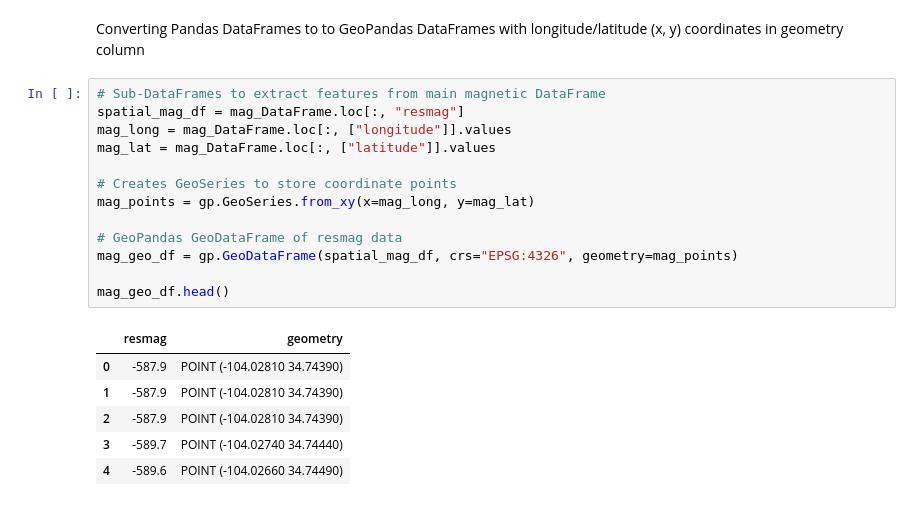
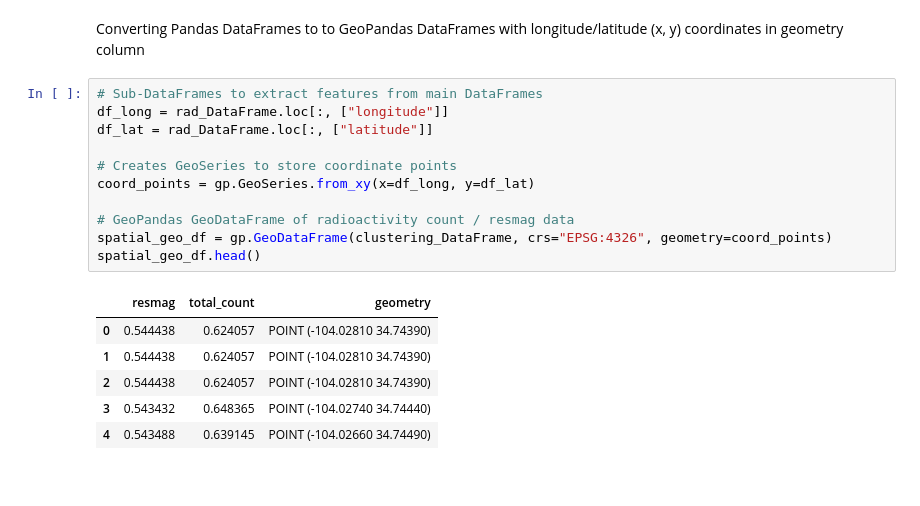
Before and after one commit to malbert131/FRI_Group_4_Project, a Jupyter notebook: main.ipynb, the cells around one changed output. Cells and saved outputs as stored; diff of their text form.

Commit message:
spatially constrained clustering results v1

```diff
--- a/main.ipynb
+++ b/main.ipynb
@@ -406,22 +405,20 @@ Text(0, 0.5, 'Total Counts of Radioactivity')
 # %% [markdown]
 Converting Pandas DataFrames to to GeoPandas DataFrames with longitude/latitude (x, y) coordinates in geometry column
 # %%
-# Sub-DataFrames to extract features from main magnetic DataFrame
-spatial_mag_df = mag_DataFrame.loc[:, "resmag"]
-mag_long = mag_DataFrame.loc[:, ["longitude"]].values
-mag_lat = mag_DataFrame.loc[:, ["latitude"]].values
+# Sub-DataFrames to extract features from main DataFrames
+df_long = rad_DataFrame.loc[:, ["longitude"]]
+df_lat = rad_DataFrame.loc[:, ["latitude"]]
 
 # Creates GeoSeries to store coordinate points
-mag_points = gp.GeoSeries.from_xy(x=mag_long, y=mag_lat)
+coord_points = gp.GeoSeries.from_xy(x=df_long, y=df_lat)
 
-# GeoPandas GeoDataFrame of resmag data
-mag_geo_df = gp.GeoDataFrame(spatial_mag_df, crs="EPSG:4326", geometry=mag_points)
-
-mag_geo_df.head()
+# GeoPandas GeoDataFrame of radioactivity count / resmag data
+spatial_geo_df = gp.GeoDataFrame(clustering_DataFrame, crs="EPSG:4326", geometry=coord_points)
+spatial_geo_df.head()
 # %% [output]
-|  | resmag | geometry |
-| 0 | -587.9 | POINT (-104.02810 34.74390) |
-| 1 | -587.9 | POINT (-104.02810 34.74390) |
-| 2 | -587.9 | POINT (-104.02810 34.74390) |
-| 3 | -589.7 | POINT (-104.02740 34.74440) |
-| 4 | -589.6 | POINT (-104.02660 34.74490) |
+|  | resmag | total_count | geometry |
+| 0 | 0.544438 | 0.624057 | POINT (-104.02810 34.74390) |
+| 1 | 0.544438 | 0.624057 | POINT (-104.02810 34.74390) |
+| 2 | 0.544438 | 0.624057 | POINT (-104.02810 34.74390) |
+| 3 | 0.543432 | 0.648365 | POINT (-104.02740 34.74440) |
+| 4 | 0.543488 | 0.639145 | POINT (-104.02660 34.74490) |
```
Also changed, not shown: parts of 9 cells of this notebook.
